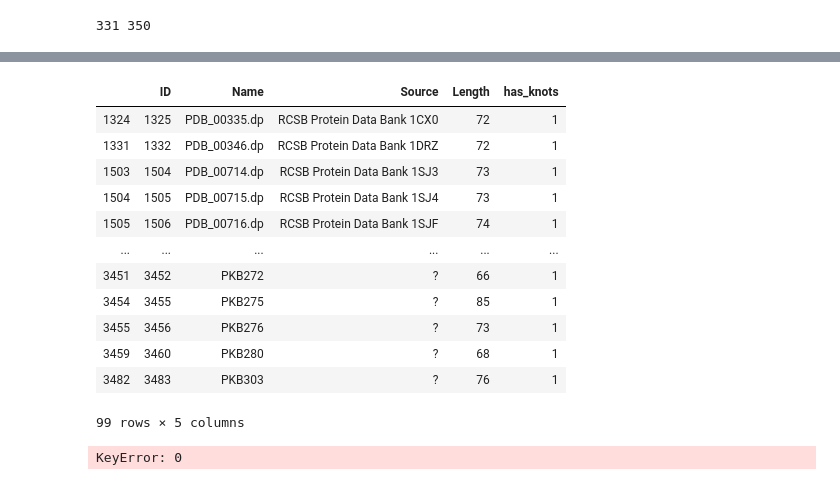
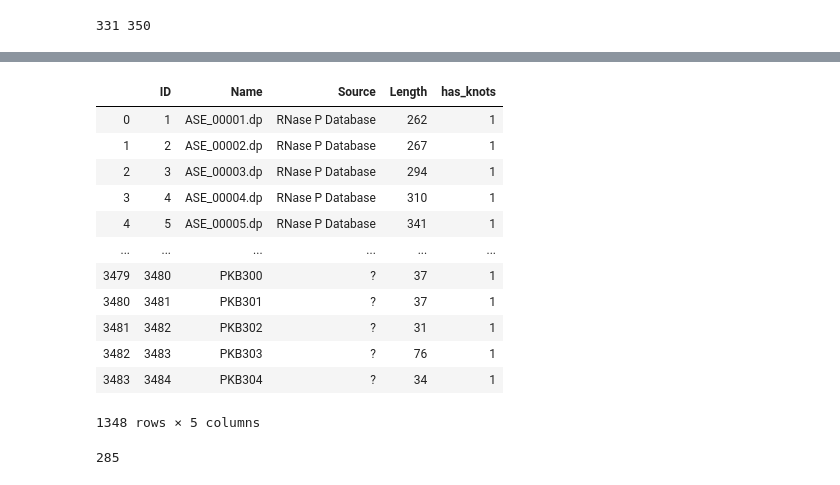
Before and after one commit to SacredArrow/Secondary_structure_public, a Jupyter notebook: Untitled.ipynb, the cells around one changed output, grey strips where cells are left out. Cells and saved outputs as stored; diff of their text form; code cells hidden in the pictures.

```diff
--- a/Untitled.ipynb
+++ b/Untitled.ipynb
@@ -6,7 +6,7 @@ sns.set(rc={'figure.figsize':(11.7,8.27)})
 # %%
 df = pd.read_csv("out.csv")
 # %%
-df = df[df.has_knots == 1]
+# df = df[df.has_knots == 1]
 # %%
 df.head()
 # %% [output]
@@ -108,29 +147,28 @@ df_out
 # %%
-df[(df.Length <=90) & (df.Length >=60) & (df.has_knots == 1)]
+df[(df.Length <=600) & (df.Length >=0) & (df.has_knots == 1)]
 # %% [output]
 |  | ID | Name | Source | Length | has_knots |
-| 1324 | 1325 | PDB_00335.dp | RCSB Protein Data Bank 1CX0 | 72 | 1 |
-| 1331 | 1332 | PDB_00346.dp | RCSB Protein Data Bank 1DRZ | 72 | 1 |
-| 1503 | 1504 | PDB_00714.dp | RCSB Protein Data Bank 1SJ3 | 73 | 1 |
-| 1504 | 1505 | PDB_00715.dp | RCSB Protein Data Bank 1SJ4 | 73 | 1 |
-| 1505 | 1506 | PDB_00716.dp | RCSB Protein Data Bank 1SJF | 74 | 1 |
+| 0 | 1 | ASE_00001.dp | RNase P Database | 262 | 1 |
+| 1 | 2 | ASE_00002.dp | RNase P Database | 267 | 1 |
+| 2 | 3 | ASE_00003.dp | RNase P Database | 294 | 1 |
+| 3 | 4 | ASE_00004.dp | RNase P Database | 310 | 1 |
+| 4 | 5 | ASE_00005.dp | RNase P Database | 341 | 1 |
 | ... | ... | ... | ... | ... | ... |
-| 3451 | 3452 | PKB272 | ? | 66 | 1 |
-| 3454 | 3455 | PKB275 | ? | 85 | 1 |
-| 3455 | 3456 | PKB276 | ? | 73 | 1 |
-| 3459 | 3460 | PKB280 | ? | 68 | 1 |
+| 3479 | 3480 | PKB300 | ? | 37 | 1 |
+| 3480 | 3481 | PKB301 | ? | 37 | 1 |
+| 3481 | 3482 | PKB302 | ? | 31 | 1 |
 | 3482 | 3483 | PKB303 | ? | 76 | 1 |
+| 3483 | 3484 | PKB304 | ? | 34 | 1 |
-99 rows × 5 columns
+1348 rows × 5 columns
 # %%
 df.set_index("ID").to_csv("out_old.csv")
 # %%
 df.to_csv("out_old.csv")
 # %%
 df_out = df_out.reset_index().drop(["index", "ID"], axis = 1)
-# %%
-for i, row in df_out.iterrows():
-    if
-# %% [output]
-KeyError: 0
+# %%
+len(df_out)
+# %% [output]
+285
 # %%
 df_out.to_csv("sample.csv")
```
Also changed, not shown: parts of 9 cells of this notebook, 7 other files.
